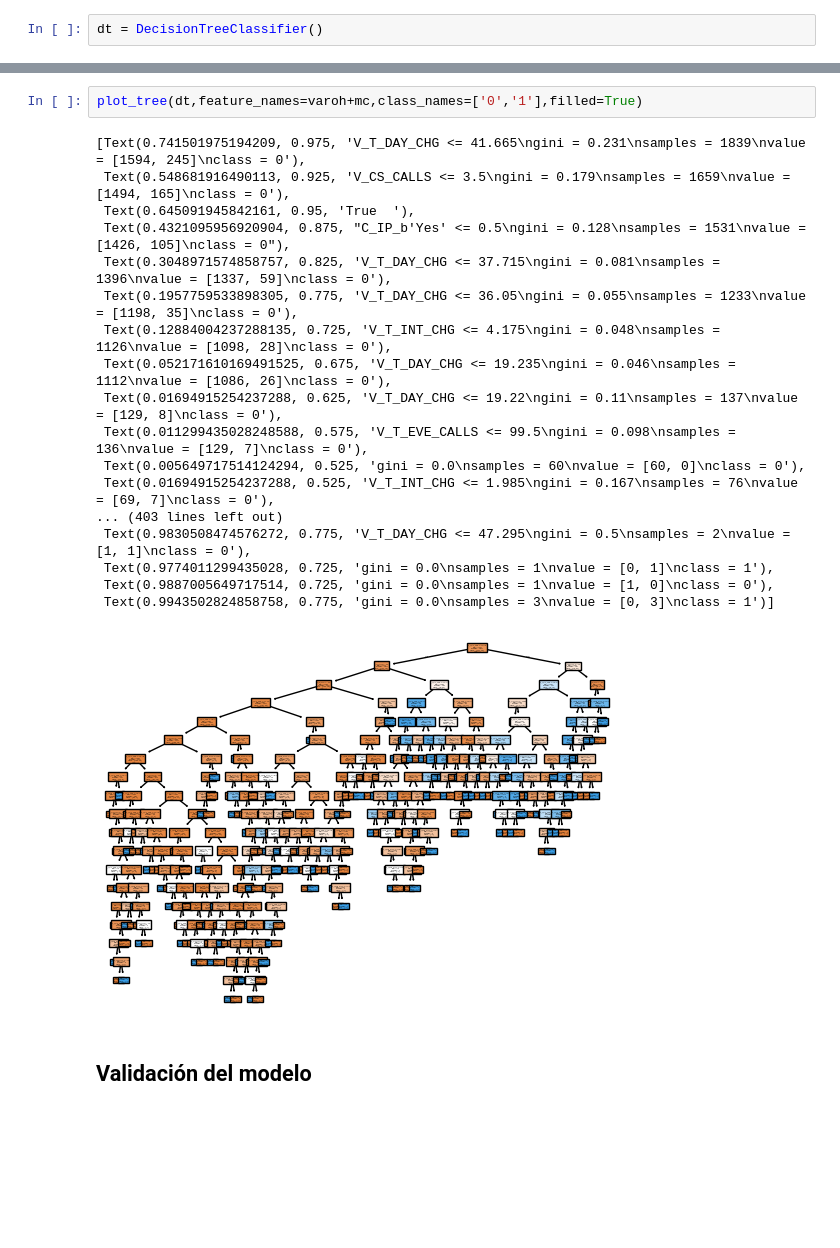
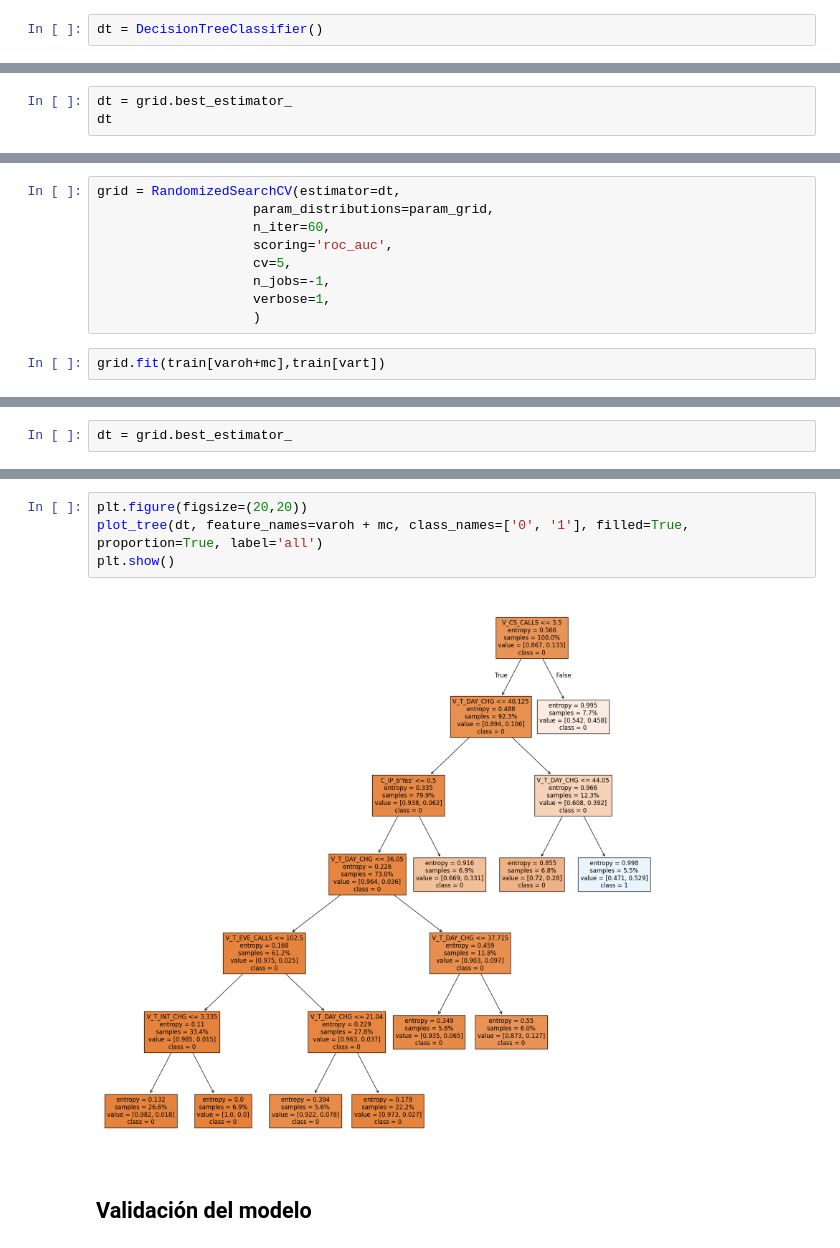
Before and after one commit to JGFuentesC/aprendizaje_supervisado, a Jupyter notebook: decision_trees/01_DT_Telco(easy).ipynb, the cells around one changed output, grey strips where cells are left out. Drawn from its saved outputs; the diff is of its cells as text; blank space fills up the shorter version.

Commit message:
Agregado Árbol con Híper parametrización. Hasta primera versión del modelo de clasificación de carrera

```diff
--- a/decision_trees/01_DT_Telco(easy).ipynb
+++ b/decision_trees/01_DT_Telco(easy).ipynb
@@ -178,0 +244,3 @@ dt = DecisionTreeClassifier()
+# %%
+dt = grid.best_estimator_
+dt
@@ -178,0 +253,11 @@ dt = DecisionTreeClassifier()
+# %%
+grid = RandomizedSearchCV(estimator=dt,
+                    param_distributions=param_grid,
+                    n_iter=60,
+                    scoring='roc_auc',
+                    cv=5,
+                    n_jobs=-1,
+                    verbose=1,
+                    )
+# %%
+grid.fit(train[varoh+mc],train[vart])
@@ -178,0 +290,2 @@ dt = DecisionTreeClassifier()
+# %%
+dt = grid.best_estimator_
@@ -183,24 +300,9 @@ DecisionTreeClassifier()
 # %%
-plot_tree(dt,feature_names=varoh+mc,class_names=['0','1'],filled=True)
+plt.figure(figsize=(20,20))
+plot_tree(dt, feature_names=varoh + mc, class_names=['0', '1'], filled=True, proportion=True, label='all')
+plt.show()
 # %% [output]
-[Text(0.741501975194209, 0.975, 'V_T_DAY_CHG <= 41.665\ngini = 0.231\nsamples = 1839\nvalue = [1594, 245]\nclass = 0'),
- Text(0.548681916490113, 0.925, 'V_CS_CALLS <= 3.5\ngini = 0.179\nsamples = 1659\nvalue = [1494, 165]\nclass = 0'),
- Text(0.645091945842161, 0.95, 'True  '),
- Text(0.4321095956920904, 0.875, "C_IP_b'Yes' <= 0.5\ngini = 0.128\nsamples = 1531\nvalue = [1426, 105]\nclass = 0"),
- Text(0.3048971574858757, 0.825, 'V_T_DAY_CHG <= 37.715\ngini = 0.081\nsamples = 1396\nvalue = [1337, 59]\nclass = 0'),
- Text(0.1957759533898305, 0.775, 'V_T_DAY_CHG <= 36.05\ngini = 0.055\nsamples = 1233\nvalue = [1198, 35]\nclass = 0'),
- Text(0.12884004237288135, 0.725, 'V_T_INT_CHG <= 4.175\ngini = 0.048\nsamples = 1126\nvalue = [1098, 28]\nclass = 0'),
- Text(0.052171610169491525, 0.675, 'V_T_DAY_CHG <= 19.235\ngini = 0.046\nsamples = 1112\nvalue = [1086, 26]\nclass = 0'),
- Text(0.01694915254237288, 0.625, 'V_T_DAY_CHG <= 19.22\ngini = 0.11\nsamples = 137\nvalue = [129, 8]\nclass = 0'),
- Text(0.011299435028248588, 0.575, 'V_T_EVE_CALLS <= 99.5\ngini = 0.098\nsamples = 136\nvalue = [129, 7]\nclass = 0'),
- Text(0.005649717514124294, 0.525, 'gini = 0.0\nsamples = 60\nvalue = [60, 0]\nclass = 0'),
- Text(0.01694915254237288, 0.525, 'V_T_INT_CHG <= 1.985\ngini = 0.167\nsamples = 76\nvalue = [69, 7]\nclass = 0'),
-... (403 lines left out)
- Text(0.9830508474576272, 0.775, 'V_T_DAY_CHG <= 47.295\ngini = 0.5\nsamples = 2\nvalue = [1, 1]\nclass = 0'),
- Text(0.9774011299435028, 0.725, 'gini = 0.0\nsamples = 1\nvalue = [0, 1]\nclass = 1'),
- Text(0.9887005649717514, 0.725, 'gini = 0.0\nsamples = 1\nvalue = [1, 0]\nclass = 0'),
- Text(0.9943502824858758, 0.775, 'gini = 0.0\nsamples = 3\nvalue = [0, 3]\nclass = 1')]
-[figure, old version]
+[figure, new version]
 # %% [markdown]
 ## Validación del modelo
 # %%
```
Also changed, not shown: parts of 24 cells of this notebook, 2 other files.
